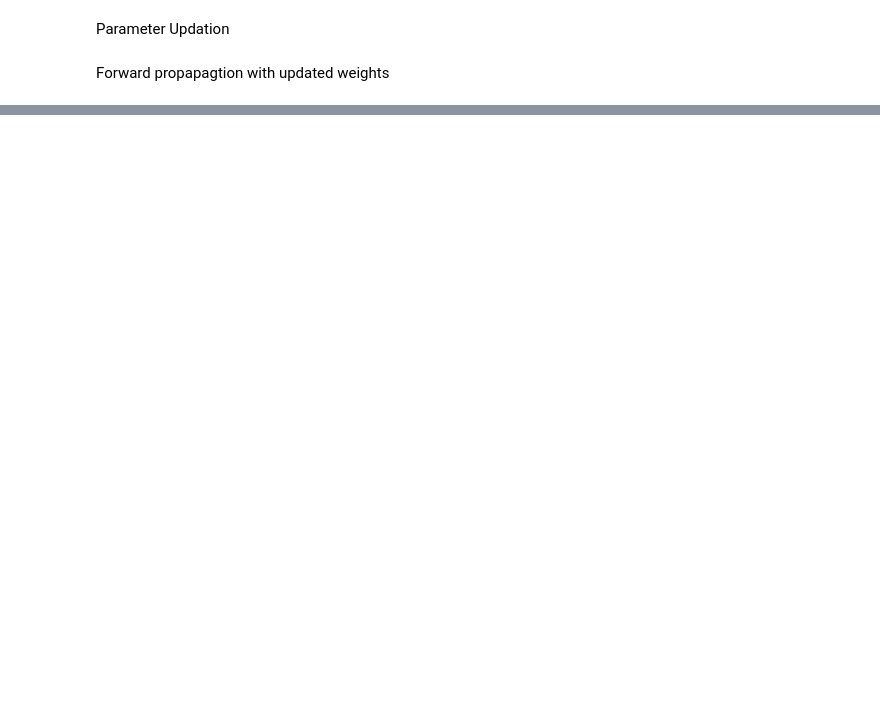
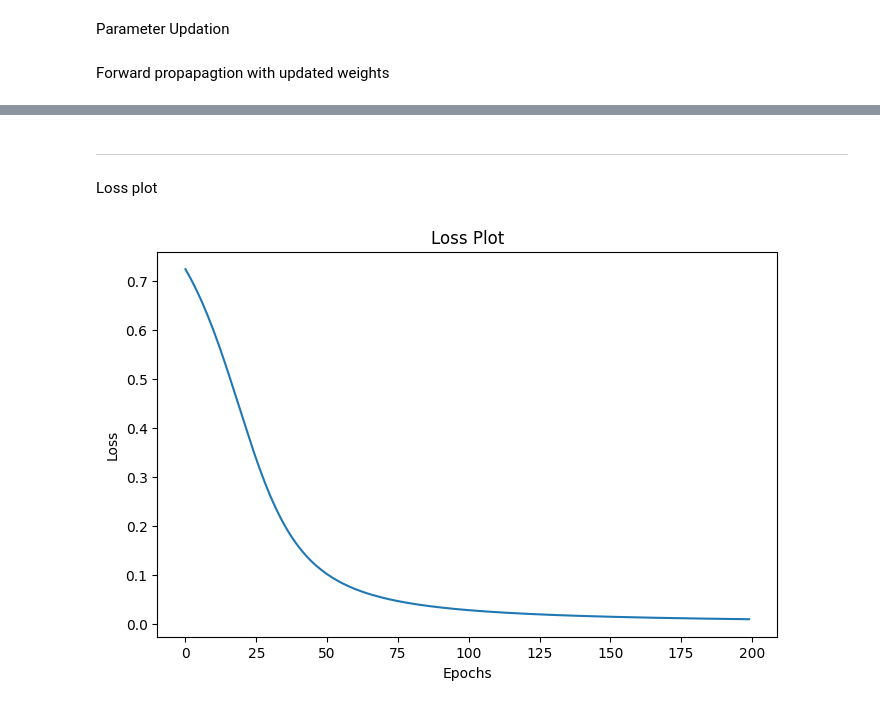
Before and after one commit to asifsahadh/dl-lab, a Jupyter notebook: 2 nn from scratch.ipynb, the cells around one changed output, grey strips where cells are left out. Cells and saved outputs as stored; diff of their text form; code cells hidden in the pictures; blank space fills up the shorter version.

```diff
--- a/2 nn from scratch.ipynb
+++ b/2 nn from scratch.ipynb
@@ -110,0 +116,33 @@ tensor([[0.9181]])
+# %%
+errors = []
+
+for i in range(200):
+
+    # forward
+    Z = W1.t().matmul(X)
+    H = sigmoid(Z)
+    O = H.t().matmul(W2)
+    Y_cap = sigmoid(O)
+
+    # error calculation
+    Y = 0
+    E = torch.pow(Y - Y_cap, 2)
+    errors.append(E.item())
+    print(E)
+
+    # backpropagation
+    dE_dY_cap = -2 * (Y - Y_cap)
+    dY_cap_dO = sigmoid_grad(Y_cap)
+    dO_dW2 = H
+
+    dE_dW2 = dE_dY_cap * dY_cap_dO * dO_dW2
+
+    dO_dH = W2
+    dH_dZ = sigmoid_grad(H)
+    dZ_dW1 = X
+
+    dE_dW1 = dE_dW2 * dO_dH * dH_dZ * dZ_dW1.t()
+
+    # parameter updation
+    W2 = W2 - 0.1 * dE_dW2
+    W1 = W1 - 0.1 * dE_dW1.t()
@@ -110,0 +167,13 @@ tensor([[0.9181]])
+# %% [markdown]
+---
+# %% [markdown]
+Loss plot
+# %%
+plt.figure(figsize = (8, 5))
+plt.plot(errors)
+plt.title("Loss Plot")
+plt.xlabel('Epochs')
+plt.ylabel('Loss')
+plt.show()
+# %% [output]
+[figure, added]
```
Also changed, not shown: parts of 10 cells of this notebook.
